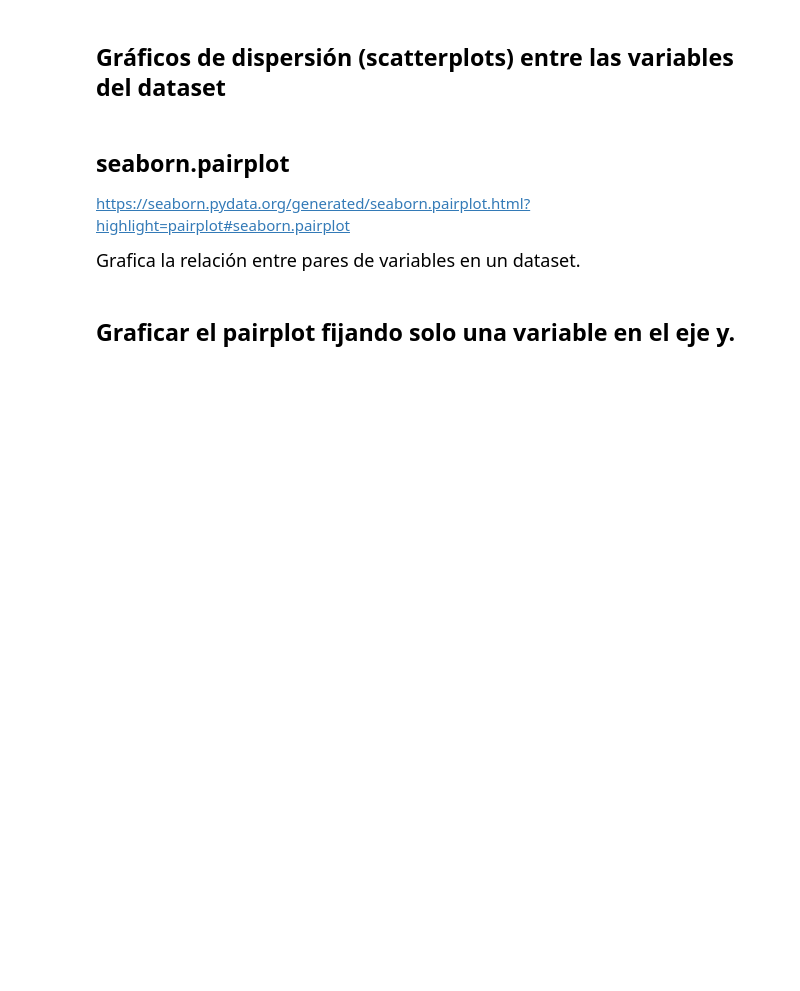
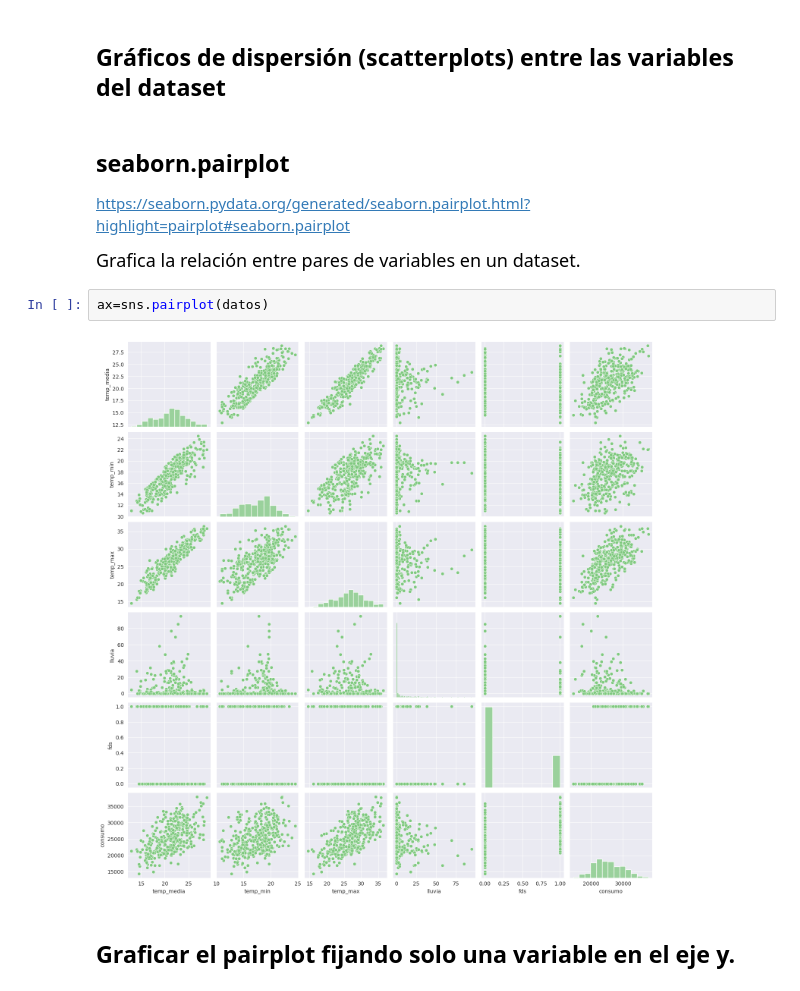
Before and after one commit to AdrianCPC/Profundizando_analisis_de_datos, a Jupyter notebook: Regresion_lineal.ipynb, the cells around one changed output. Saved outputs shown, nothing was run; the diff lists cells and outputs as text; blank space fills up the shorter version.

```diff
--- a/Regresion_lineal.ipynb
+++ b/Regresion_lineal.ipynb
@@ -234,5 +234,9 @@ ax
 https://seaborn.pydata.org/generated/seaborn.pairplot.html?highlight=pairplot#seaborn.pairplot
 
 <p style='font-size: 18px; line-height: 2; margin: 10px 50px; text-align: justify;'>Grafica la relación entre pares de variables en un dataset.</p>
+# %%
+ax=sns.pairplot(datos)
+# %% [output]
+[figure, added]
 # %% [markdown]
 ## Graficar el pairplot fijando solo una variable en el eje y.
```
Also changed, not shown: parts of 7 cells of this notebook.
